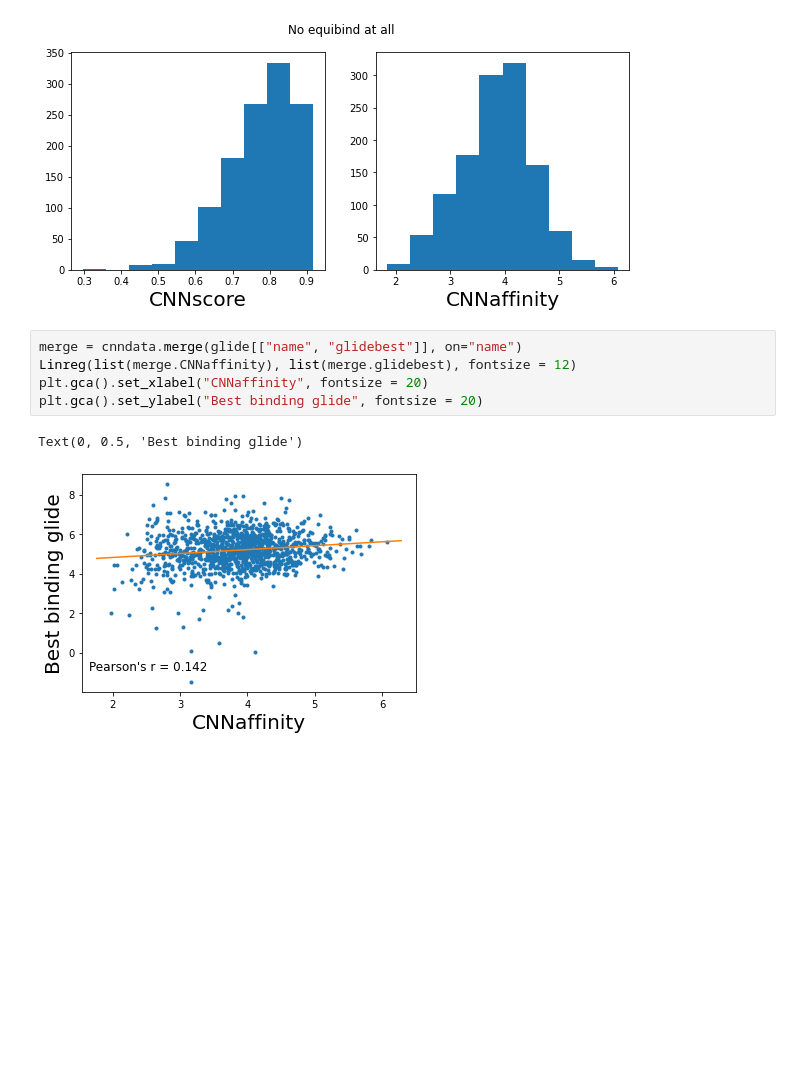
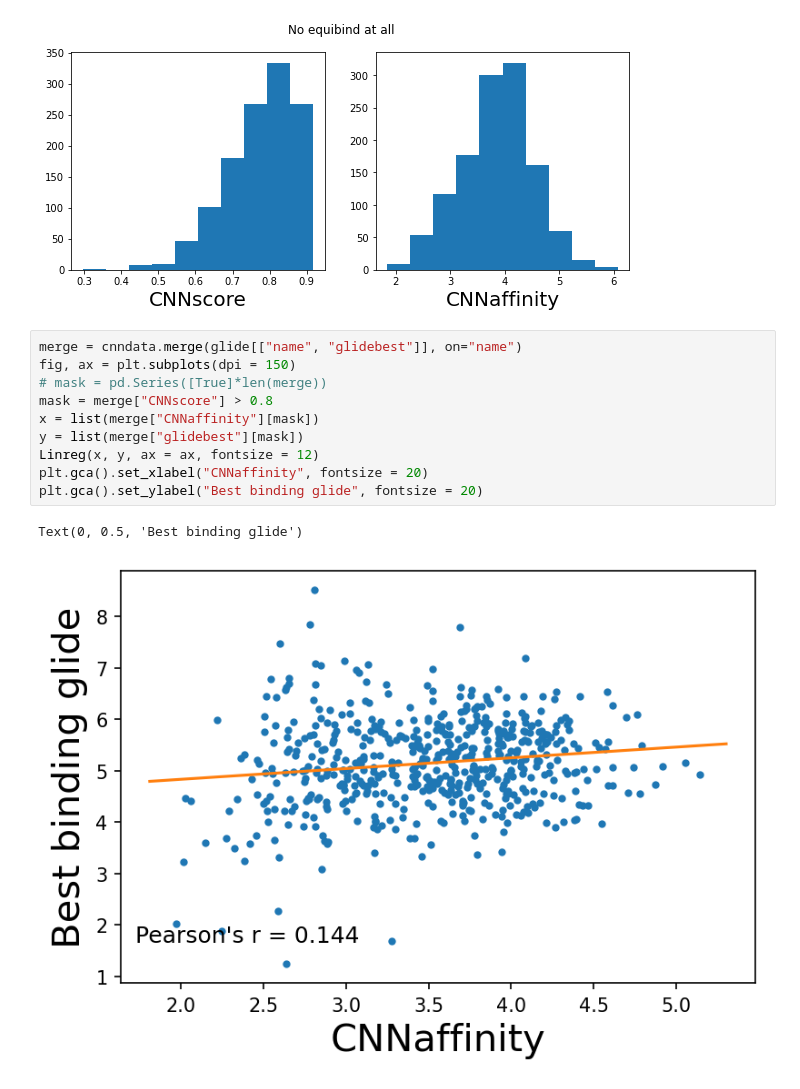
Before and after one commit to amfaber/POR-DD, a Jupyter notebook: exploratory_notebooks/pymol.ipynb, the cells around one changed output. Drawn from its saved outputs; the diff is of its cells as text; blank space fills up the shorter version.

```diff
--- a/exploratory_notebooks/pymol.ipynb
+++ b/exploratory_notebooks/pymol.ipynb
@@ -148,9 +154,14 @@ plothists(cnndata, title)
 [figure]
 # %%
 merge = cnndata.merge(glide[["name", "glidebest"]], on="name")
-Linreg(list(merge.CNNaffinity), list(merge.glidebest), fontsize = 12)
+fig, ax = plt.subplots(dpi = 150)
+# mask = pd.Series([True]*len(merge))
+mask = merge["CNNscore"] > 0.8
+x = list(merge["CNNaffinity"][mask])
+y = list(merge["glidebest"][mask])
+Linreg(x, y, ax = ax, fontsize = 12)
 plt.gca().set_xlabel("CNNaffinity", fontsize = 20)
 plt.gca().set_ylabel("Best binding glide", fontsize = 20)
 # %% [output]
 Text(0, 0.5, 'Best binding glide')
-[figure, old version]
+[figure, new version]
```
Also changed, not shown: parts of 3 cells of this notebook, 1 other file.
